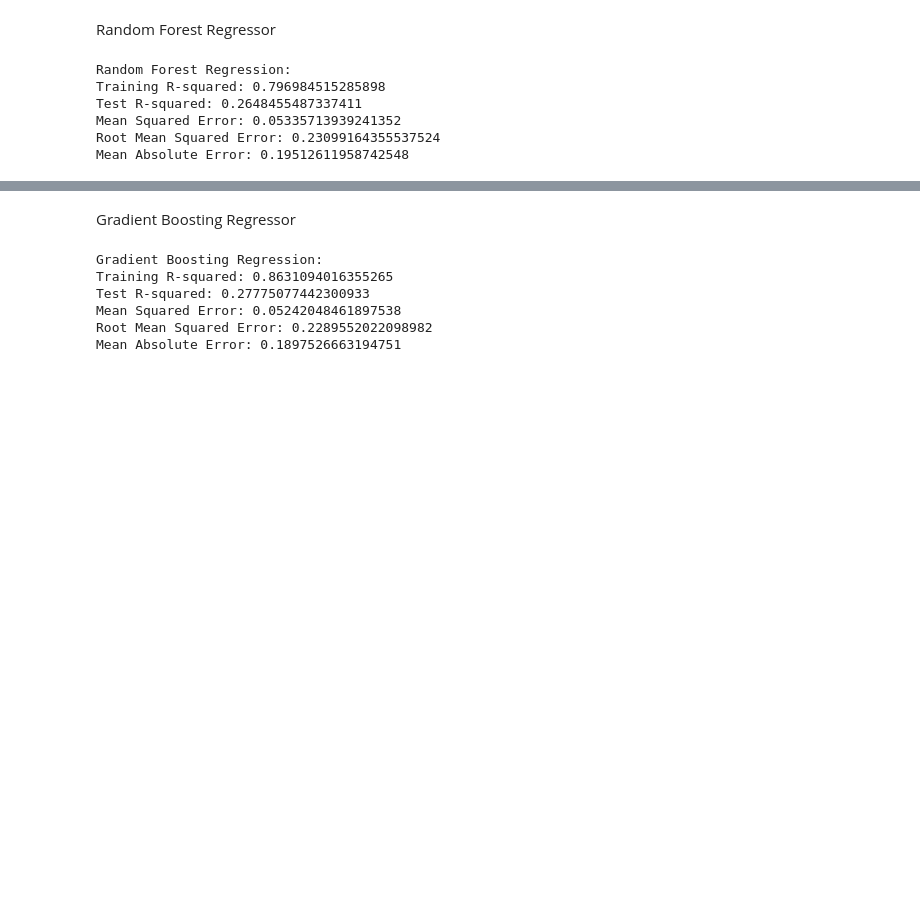
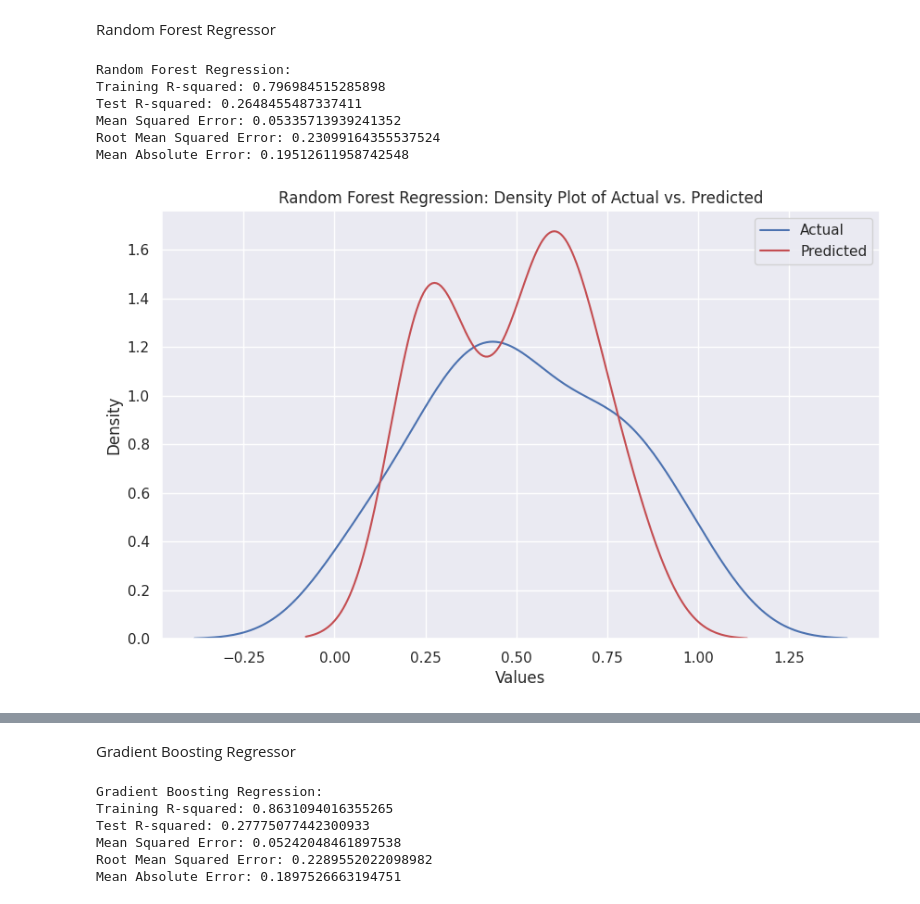
Before and after one commit to BenEcheAbu/Project-Code, a Jupyter notebook: Copy_of_Untitled32.ipynb, the cells around one changed output, grey strips where cells are left out. Saved outputs shown, nothing was run; the diff lists cells and outputs as text; code cells hidden in the pictures; blank space fills up the shorter version.

```diff
--- a/Copy_of_Untitled32.ipynb
+++ b/Copy_of_Untitled32.ipynb
@@ -631,6 +631,20 @@ Test R-squared: 0.2648455487337411
 Mean Squared Error: 0.05335713939241352
 Root Mean Squared Error: 0.23099164355537524
 Mean Absolute Error: 0.19512611958742548
+# %%
+
+
+# Density plot of actual and predicted values
+plt.figure(figsize=(10, 6))
+sns.kdeplot(y_test, label='Actual', color='b')
+sns.kdeplot(rf_test_pred, label='Predicted', color='r')
+plt.xlabel('Values')
+plt.ylabel('Density')
+plt.title('Random Forest Regression: Density Plot of Actual vs. Predicted')
+plt.legend()
+plt.show()
+# %% [output]
+[figure, added]
 # %%
 #Plotting the results
 plt.figure(figsize=(10, 6))
```
Also changed, not shown: parts of 13 cells of this notebook.
